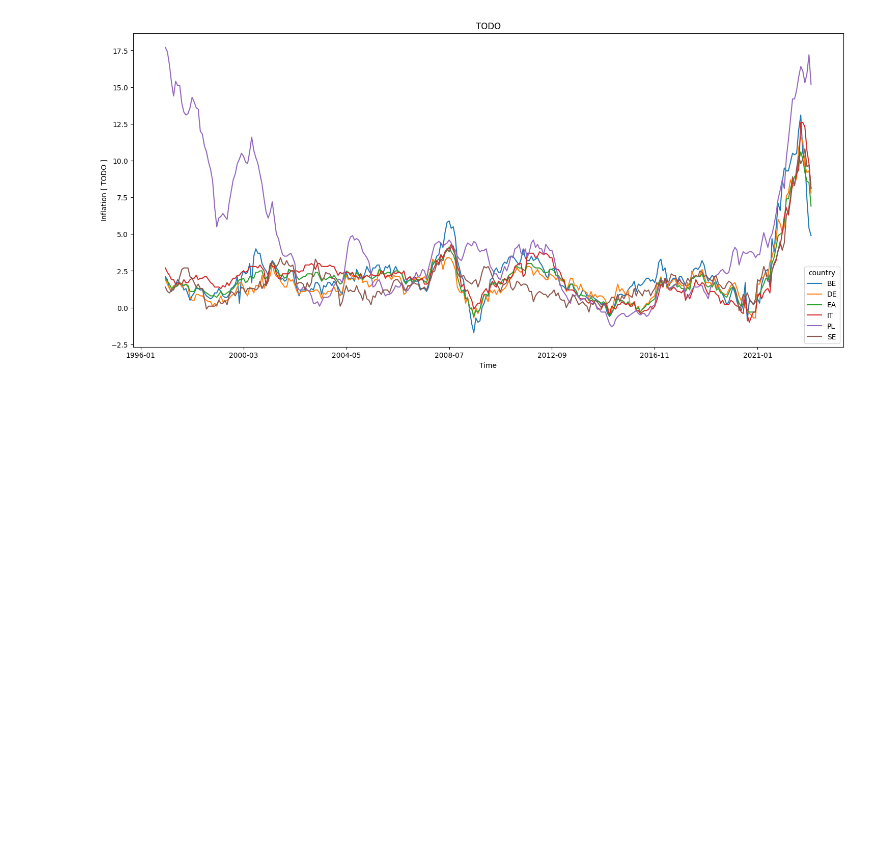
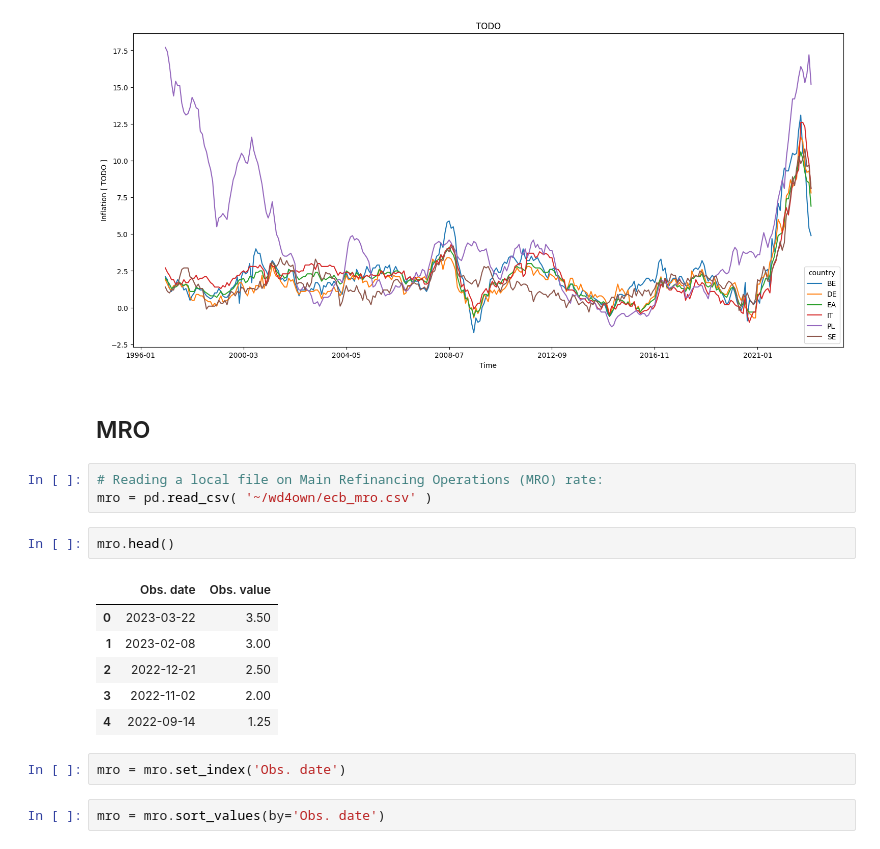
Before and after one commit to Staneesh/almost-philosophy, a Jupyter notebook: notebooks/exploring-data.ipynb, the cells around one changed output. Cells and saved outputs as stored; diff of their text form; blank space fills up the shorter version.

```diff
--- a/notebooks/exploring-data.ipynb
+++ b/notebooks/exploring-data.ipynb
@@ -121,3 +121,21 @@ infl.head()
 _ = infl.plot(xlabel='Time', ylabel='Inflation [ TODO ]', title='TODO', figsize=(18, 8), legend=True )
 # %% [output]
 [figure]
+# %% [markdown]
+## MRO
+# %%
+# Reading a local file on Main Refinancing Operations (MRO) rate:
+mro = pd.read_csv( '~/wd4own/ecb_mro.csv' )
+# %%
+mro.head()
+# %% [output]
+|  | Obs. date | Obs. value |
+| 0 | 2023-03-22 | 3.50 |
+| 1 | 2023-02-08 | 3.00 |
+| 2 | 2022-12-21 | 2.50 |
+| 3 | 2022-11-02 | 2.00 |
+| 4 | 2022-09-14 | 1.25 |
+# %%
+mro = mro.set_index('Obs. date')
+# %%
+mro = mro.sort_values(by='Obs. date')
```
Also changed, not shown: parts of 2 cells of this notebook.
